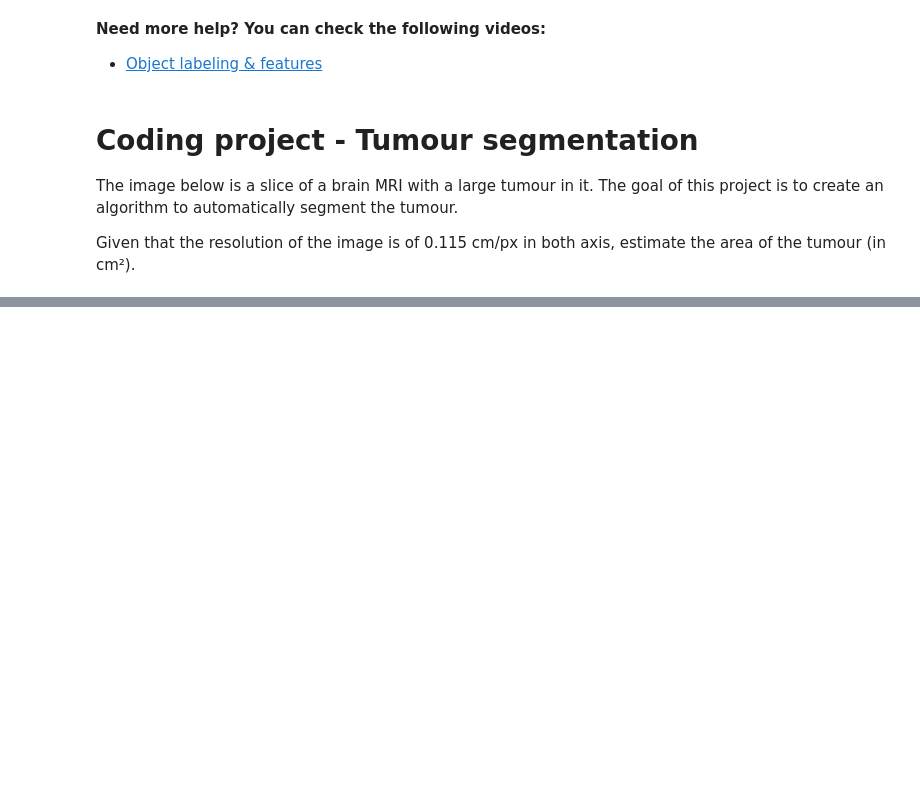
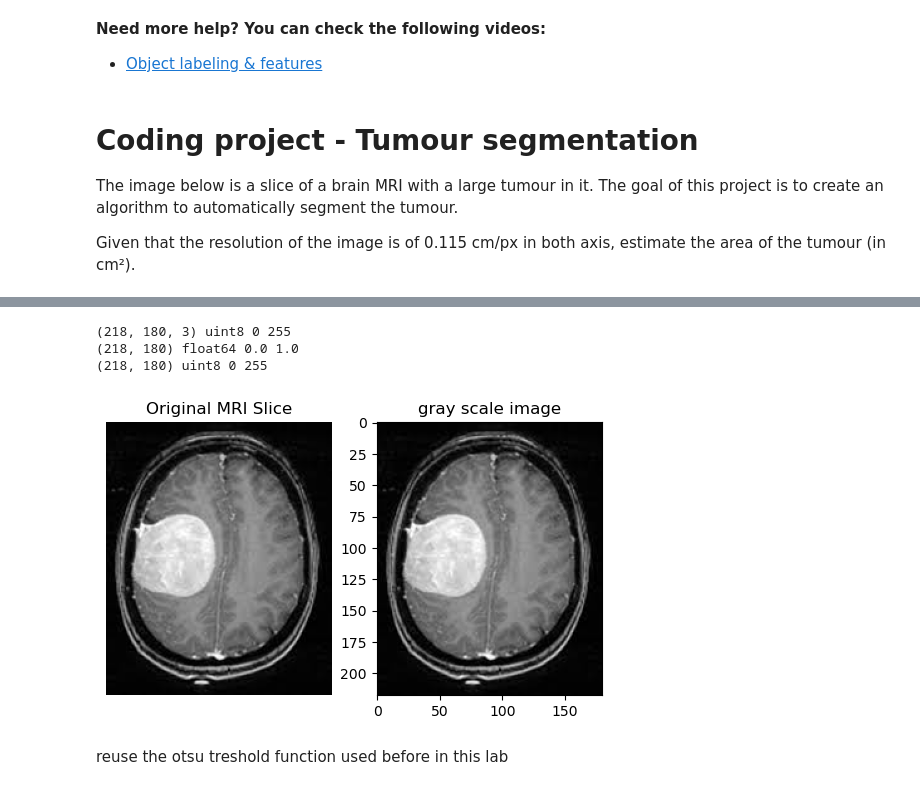
Before and after one commit to lechaudepierre/INFO-H500, a Jupyter notebook: TP3-Image Segmentation/TP3_Image_Segmentation.ipynb, the cells around one changed output, grey strips where cells are left out. Cells and saved outputs as stored; diff of their text form; code cells hidden in the pictures; blank space fills up the shorter version.

```diff
--- a/TP3-Image Segmentation/TP3_Image_Segmentation.ipynb
+++ b/TP3-Image Segmentation/TP3_Image_Segmentation.ipynb
@@ -834,0 +791,24 @@ Optimal threshold : 74
+# %%
+# 1) Load grayscale image
+im_mri = imread('mri_brain.jpg' )   # If already grayscale, shape ~ (H, W)
+print(im_mri.shape, im_mri.dtype, im_mri.min(), im.max())
+im_gray = color.rgb2gray(im_mri)
+im_gray_8 = (im_gray * 255).astype(np.uint8)
+print(im_gray.shape, im_gray.dtype, im_gray.min(), im_gray.max())
+print(im_gray_8.shape, im_gray_8.dtype, im_gray_8.min(), im_gray_8.max())
+plt.figure()
+plt.subplot(1,2,1)
+plt.title("Original MRI Slice")
+plt.imshow(im_mri)
+plt.axis('off')
+plt.subplot(1,2,2)
+plt.title("gray scale image")
+plt.imshow(im_gray)
+plt.show()
+# %% [output]
+(218, 180, 3) uint8 0 255
+(218, 180) float64 0.0 1.0
+(218, 180) uint8 0 255
+[figure, added]
+# %% [markdown]
+reuse the otsu treshold function used before in this lab
```
Also changed, not shown: parts of 26 cells of this notebook.
